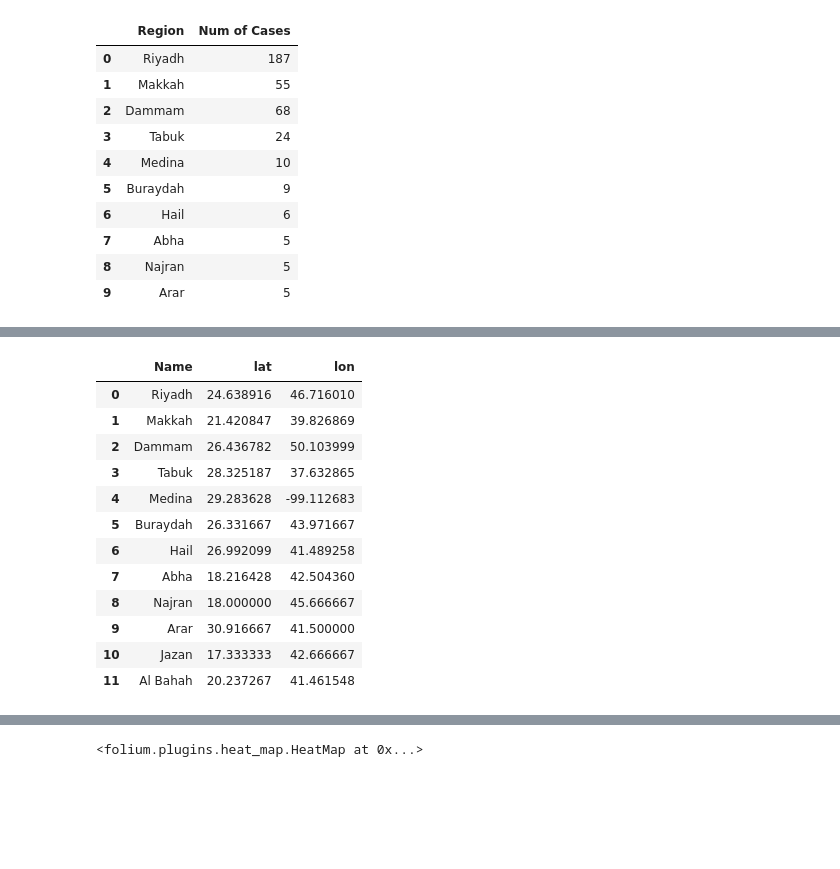
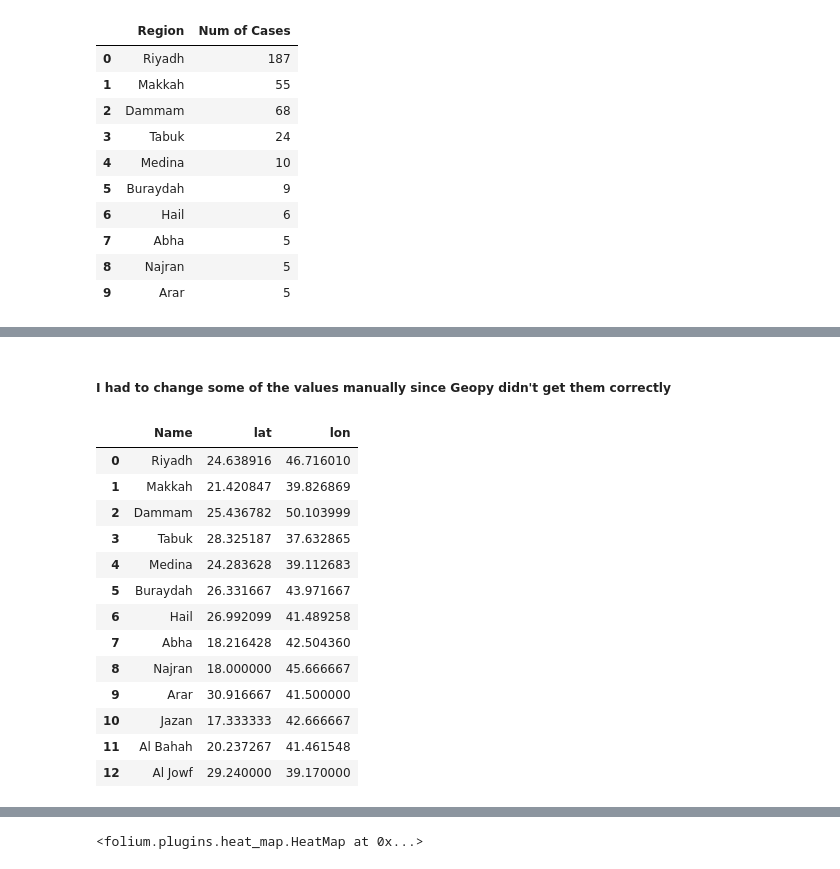
Before and after one commit to Moha02/Spatial-Analysis, a Jupyter notebook: A Daily Report of New Covid19 Cases in Saudi Arabia.ipynb, the cells around one changed output, grey strips where cells are left out. Cells and saved outputs as stored; diff of their text form; code cells hidden in the pictures; blank space fills up the shorter version.

```diff
--- a/A Daily Report of New Covid19 Cases in Saudi Arabia.ipynb
+++ b/A Daily Report of New Covid19 Cases in Saudi Arabia.ipynb
@@ -98,21 +101,25 @@ locations
 # %%
 locations.to_csv('covid_locations.csv',index=False)
-# %%
-locations
-# %% [output]
-|  | Name | lat | lon |
-| 0 | Riyadh | 24.638916 | 46.716010 |
-| 1 | Makkah | 21.420847 | 39.826869 |
-| 2 | Dammam | 26.436782 | 50.103999 |
-| 3 | Tabuk | 28.325187 | 37.632865 |
-| 4 | Medina | 29.283628 | -99.112683 |
-| 5 | Buraydah | 26.331667 | 43.971667 |
-| 6 | Hail | 26.992099 | 41.489258 |
-| 7 | Abha | 18.216428 | 42.504360 |
-| 8 | Najran | 18.000000 | 45.666667 |
-| 9 | Arar | 30.916667 | 41.500000 |
-| 10 | Jazan | 17.333333 | 42.666667 |
-| 11 | Al Bahah | 20.237267 | 41.461548 |
+# %% [markdown]
+##### I had to change some of the values manually since Geopy didn't get them correctly
+# %%
+locations = pd.read_csv('covid_locations.csv')
+locations
+# %% [output]
+|  | Name | lat | lon |
+| 0 | Riyadh | 24.638916 | 46.716010 |
+| 1 | Makkah | 21.420847 | 39.826869 |
+| 2 | Dammam | 25.436782 | 50.103999 |
+| 3 | Tabuk | 28.325187 | 37.632865 |
+| 4 | Medina | 24.283628 | 39.112683 |
+| 5 | Buraydah | 26.331667 | 43.971667 |
+| 6 | Hail | 26.992099 | 41.489258 |
+| 7 | Abha | 18.216428 | 42.504360 |
+| 8 | Najran | 18.000000 | 45.666667 |
+| 9 | Arar | 30.916667 | 41.500000 |
+| 10 | Jazan | 17.333333 | 42.666667 |
+| 11 | Al Bahah | 20.237267 | 41.461548 |
+| 12 | Al Jowf | 29.240000 | 39.170000 |
 # %%
 df.rename(columns={"Region":"Name"},inplace=True)
 # %%
```
Also changed, not shown: parts of 6 cells of this notebook.
